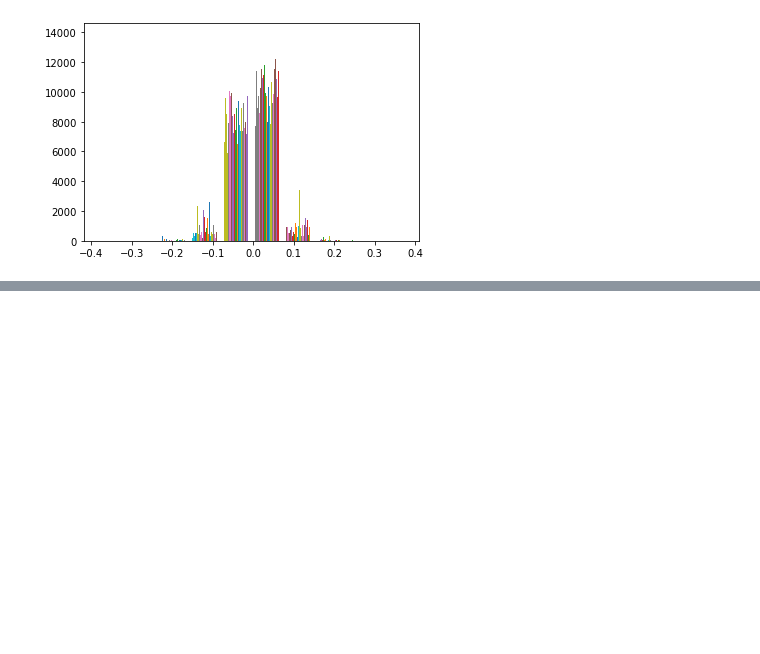
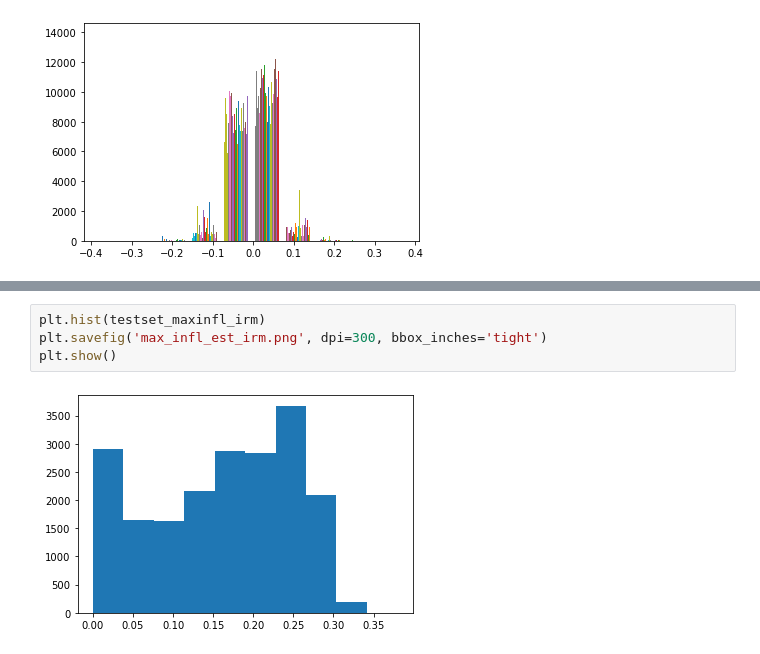
Before and after one commit to zihao12/invariant-risk-minimization, a Jupyter notebook: ColoredMnist.ipynb, the cells around one changed output, grey strips where cells are left out. Drawn from its saved outputs; the diff is of its cells as text; blank space fills up the shorter version.

```diff
--- a/ColoredMnist.ipynb
+++ b/ColoredMnist.ipynb
@@ -290,0 +306,6 @@ plt.show()
+# %%
+plt.hist(testset_maxinfl_irm)
+plt.savefig('max_infl_est_irm.png', dpi=300, bbox_inches='tight')
+plt.show()
+# %% [output]
+[figure, added]
```
Also changed, not shown: parts of 41 cells of this notebook.
